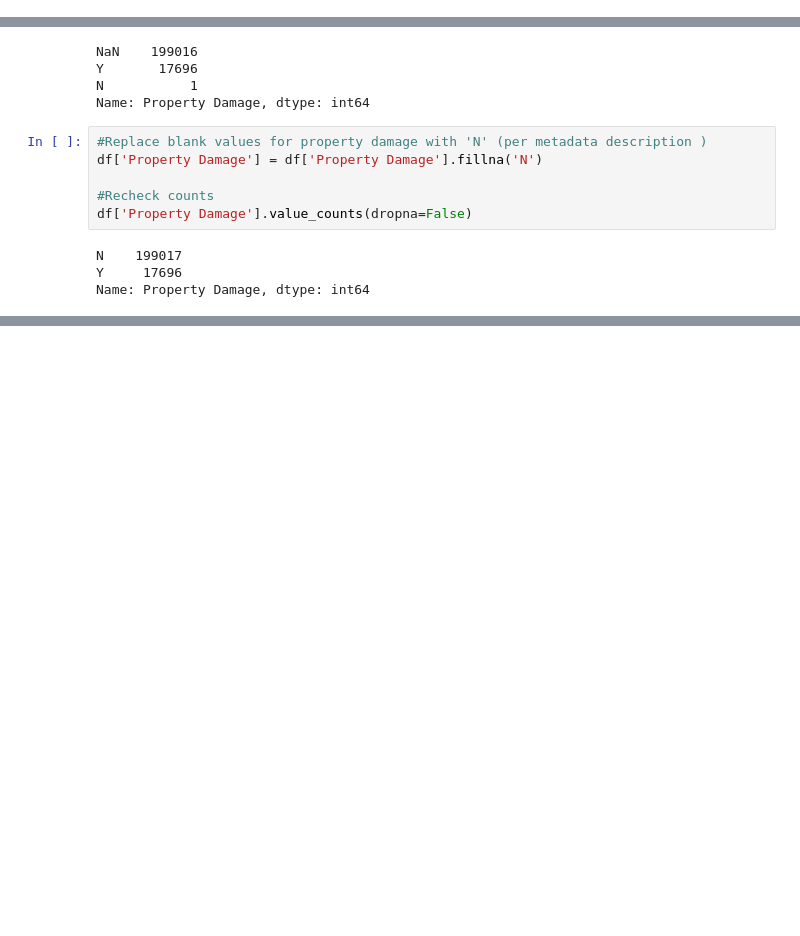
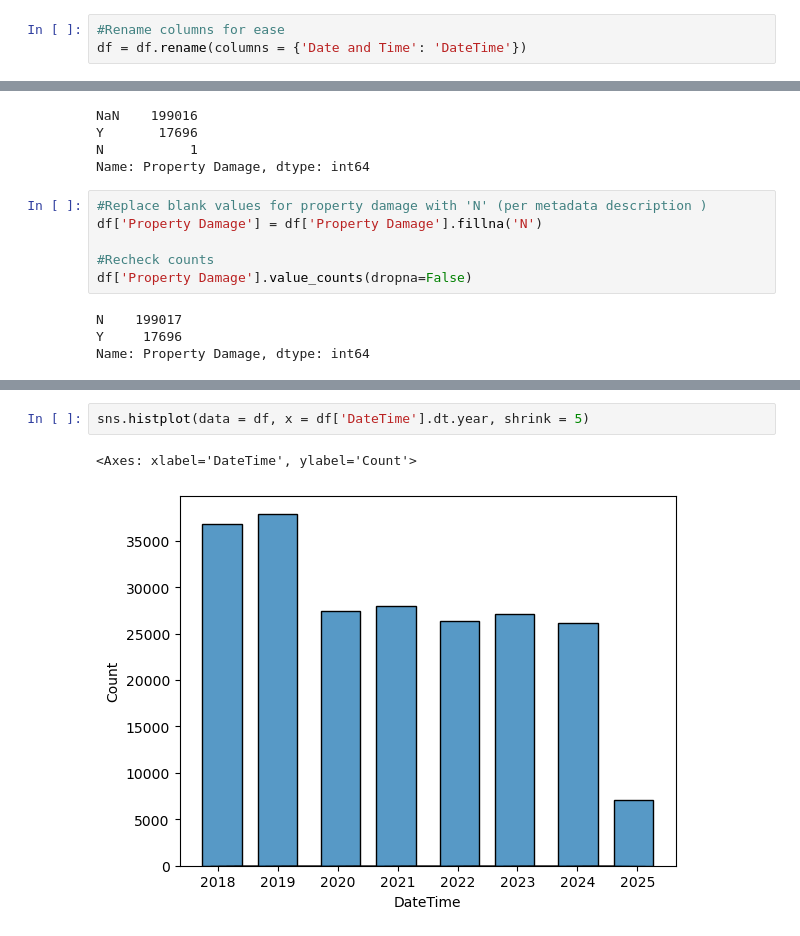
Before and after one commit to essetetsahai/nashville_traffic, a Jupyter notebook: notebooks/traffic_notebook.ipynb, the cells around one changed output, grey strips where cells are left out. Drawn from its saved outputs; the diff is of its cells as text; blank space fills up the shorter version.

Commit message:
Cleaned data and EDA

```diff
--- a/notebooks/traffic_notebook.ipynb
+++ b/notebooks/traffic_notebook.ipynb
@@ -162,3 +163,6 @@ Name: Date and Time, Length: 216713, dtype: datetime64[ns]
+# %%
+#Rename columns for ease
+df = df.rename(columns = {'Date and Time': 'DateTime'})
 # %%
 df['Hit and Run'].value_counts(dropna=False)
 # %% [output]
@@ -185,0 +289,5 @@ Name: Property Damage, dtype: int64
+# %%
+sns.histplot(data = df, x = df['DateTime'].dt.year, shrink = 5)
+# %% [output]
+<Axes: xlabel='DateTime', ylabel='Count'>
+[figure, added]
```
Also changed, not shown: parts of 13 cells of this notebook.
